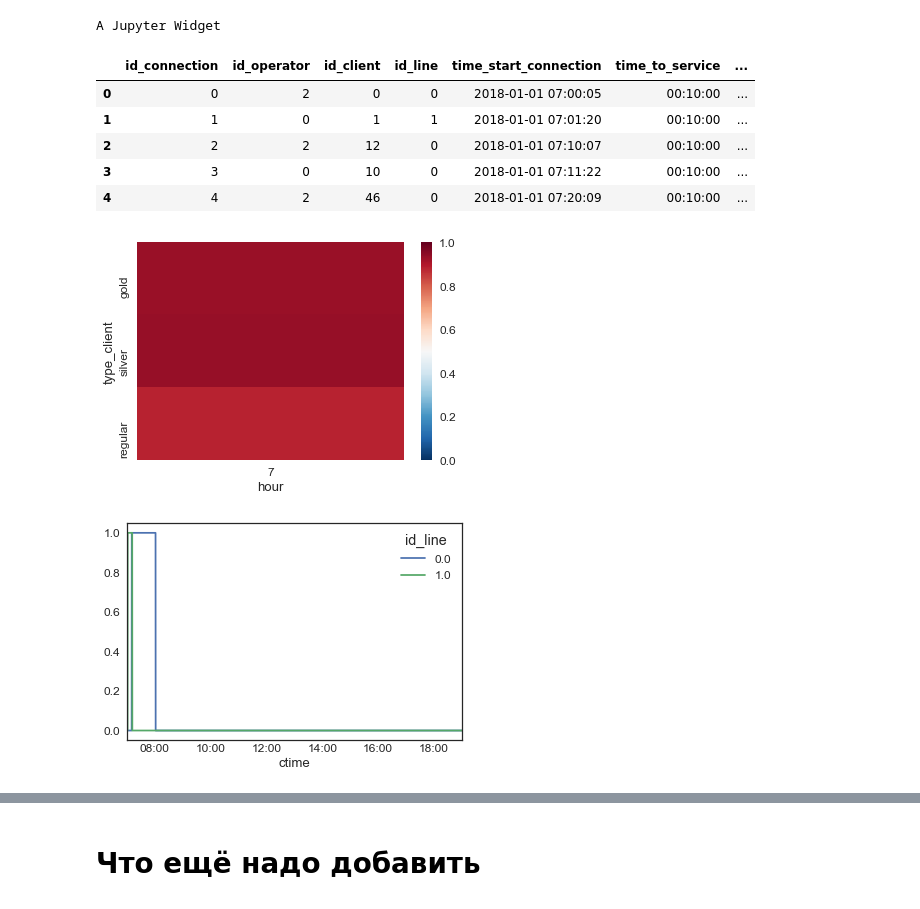
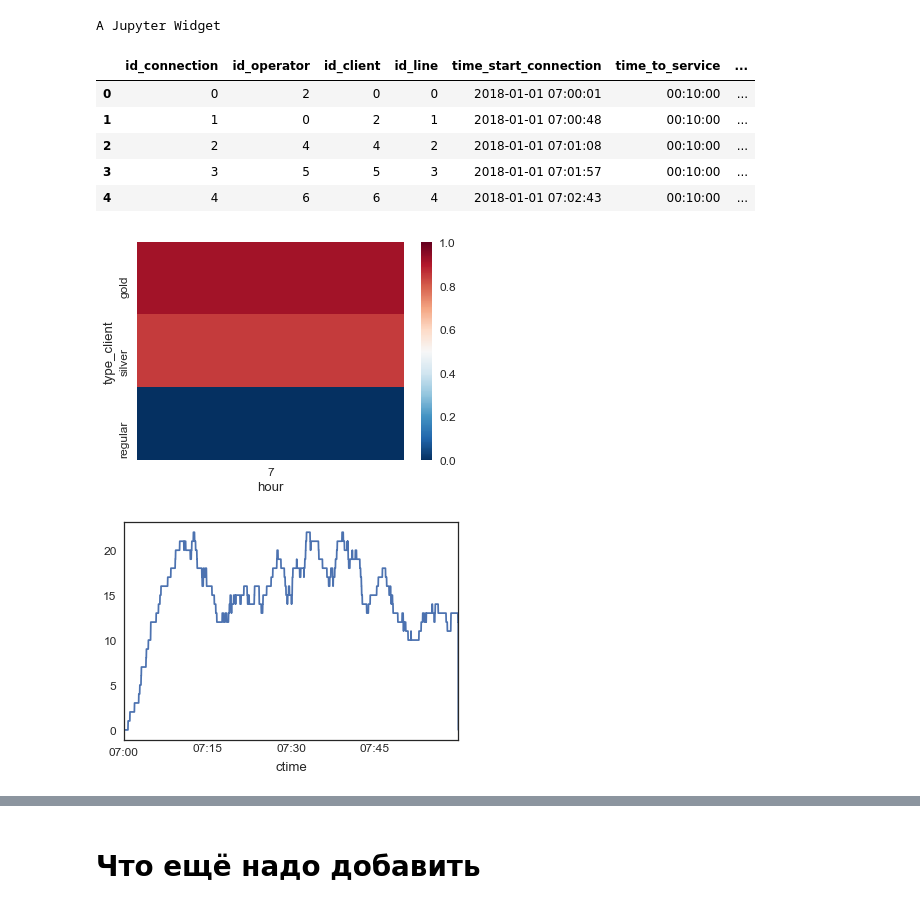
Before and after one commit to SvetaZlobina/SimMod_CourseWork, a Jupyter notebook: Testing model.ipynb, the cells around one changed output, grey strips where cells are left out. Cells and saved outputs as stored; diff of their text form; code cells hidden in the pictures.

```diff
--- a/Testing model.ipynb
+++ b/Testing model.ipynb
@@ -118,6 +118,9 @@ add_operators([['regular', get_datetime(7,0)],
                ['silver',  get_datetime(7,0)],
                ['gold',    get_datetime(8,0)]],
              operators_ds)
+# %%
+for i in range(50):
+    add_operator('regular', get_datetime(7,0), operators_ds)
 # %% [markdown]
 # Модель 1
 # %%
@@ -175,7 +178,9 @@ def drop_clients_from_queue(state):
     """
     cds = pd.merge(state.queue_ds, state.clients_ds, left_on='client_id',right_on='id', how='right')
 
-    missed_cids = cds.loc[([x.seconds for x in state.time_cur-cds['time_from']]>cds['max_waiting_time']), 'client_id']
+    missed = cds[cds['exit']==False]
+    missed = missed.loc[([x.seconds for x in state.time_cur-missed['time_from']]>missed['max_waiting_time'])]
+    missed_cids = missed['client_id']
     if len(missed_cids)>0:
         # Убираем клиента из очереди
         state.queue_ds.loc[state.queue_ds['client_id'].isin(missed_cids), 'exit'] = True
@@ -190,8 +195,9 @@ def occupy_operators(system, state):
     free_operators = system.operators_ds.loc[-system.operators_ds['id'].isin(connections_open['operator_id'])]
     free_operators = free_operators[(free_operators['start_work_time']<state.time_cur)&
                                     (state.time_cur<free_operators['start_work_time']+system.operators_work_duration)]
-    free_operators
-    free_lines = [x for x in range(system.n_lines) if x not in connections_open['line_id']]
+    free_operators['priority'] = free_operators['type'].transform(lambda x:type_priority_mapping[x])
+    free_operators = free_operators.sort_values('priority').drop('priority',axis=1)
+    free_lines = [x for x in range(system.n_lines) if x not in connections_open['line_id'].drop_duplicates().values]
 
     for idx, op_row in free_operators.iterrows():
         if len(free_lines) == 0:
@@ -214,6 +220,7 @@ def occupy_operators(system, state):
             'closed':False,
             }
         state.connections_ds = state.connections_ds.append(data, ignore_index=True)
+        state.queue_ds.iat[cclient['client_id'],3] = True #exit=True
     return free_operators
 # %%
 def release_operators(system, state):
@@ -276,22 +283,22 @@ ds = get_panel(system, state_final)
 ds.head()
 # %% [output]
 |  | id_connection | id_operator | id_client | id_line | time_start_connection | time_to_service | ... |
-| 0 | 0 | 2 | 0 | 0 | 2018-01-01 07:00:05 | 00:10:00 | ... |
-| 1 | 1 | 0 | 1 | 1 | 2018-01-01 07:01:20 | 00:10:00 | ... |
-| 2 | 2 | 2 | 12 | 0 | 2018-01-01 07:10:07 | 00:10:00 | ... |
-| 3 | 3 | 0 | 10 | 0 | 2018-01-01 07:11:22 | 00:10:00 | ... |
-| 4 | 4 | 2 | 46 | 0 | 2018-01-01 07:20:09 | 00:10:00 | ... |
+| 0 | 0 | 2 | 0 | 0 | 2018-01-01 07:00:01 | 00:10:00 | ... |
+| 1 | 1 | 0 | 2 | 1 | 2018-01-01 07:00:48 | 00:10:00 | ... |
+| 2 | 2 | 4 | 4 | 2 | 2018-01-01 07:01:08 | 00:10:00 | ... |
+| 3 | 3 | 5 | 5 | 3 | 2018-01-01 07:01:57 | 00:10:00 | ... |
+| 4 | 4 | 6 | 6 | 4 | 2018-01-01 07:02:43 | 00:10:00 | ... |
 # %%
 tt = ds.pivot_table(columns=['hour'], index=['type_client'], values='client_missed', aggfunc='mean').reindex(['gold','silver','regular'])
 sns.heatmap(tt, vmin=0, vmax=1, cmap='RdBu_r')
 del tt
 plt.show()
 # %% [output]
-[figure, old version]
+[figure, new version]
 # %%
-line_loads_ds = get_line_loads(ds)
+line_loads_ds = get_line_loads(ds, time_to=get_datetime(8,0))
 # %%
-(line_loads_ds>0).plot()
+(line_loads_ds>0).sum(1).fillna(0).plot()
 plt.show()
 # %% [output]
-[figure, old version]
+[figure, new version]
```
Also changed, not shown: parts of 5 cells of this notebook, 2 other files.
